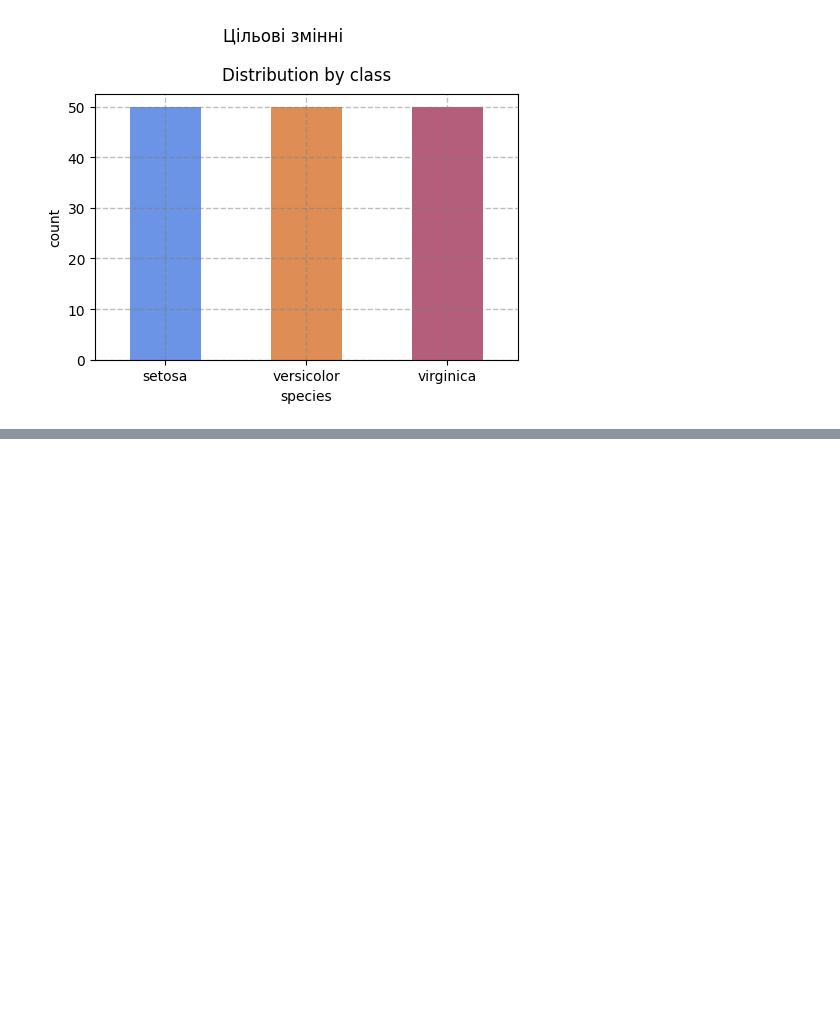
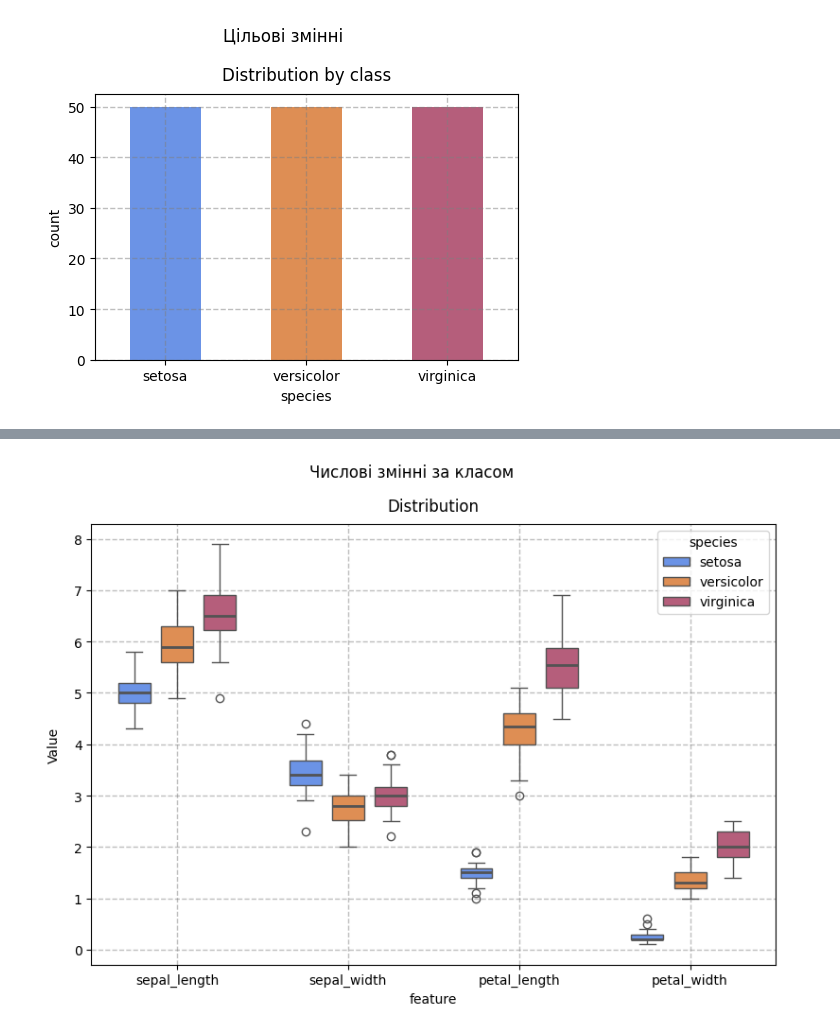
Before and after one commit to BogdanPinchuk/DataScience-PBY_HW9, a Jupyter notebook: Bohdan_Pinchuk_DS_HW9.ipynb, the cells around one changed output, grey strips where cells are left out. Saved outputs shown, nothing was run; the diff lists cells and outputs as text; code cells hidden in the pictures; blank space fills up the shorter version.

Commit message:
[Homework9] - implemented group boxplot for the 8th part

```diff
--- a/Bohdan_Pinchuk_DS_HW9.ipynb
+++ b/Bohdan_Pinchuk_DS_HW9.ipynb
@@ -990,6 +992,16 @@ plt.show()
 # Input data
 # Примітка. Оскільки ми маємо 4 типи числових ознак, а нам потрібно це відобразити на графіках, то відповідно постає проблема їх відображення, через те, що необхідно використати 4-х вимірний простір, або реалізувати багато однотипних графіків.
 # Аналізуючи предметну область, бачимо, що ми маємо по 2 характеристики 2-х обʼєктів, які умовно можна обʼєднати. Найбільш відповідна характеристика, за якою можна обʼєднати деякі ознаки, — це умовна проща обʼєкта. Припустимо, що ми маємо не абсолютні/реальні значення, а відносні, тобто матимуть умовно ознакову "розмірність", що добре для порівняння.
+
+list_characteristics = data_num_type_df.columns.tolist()
+iris_melt_df = iris.melt(id_vars=target_value,
+                         value_vars=list_characteristics,
+                         var_name='feature',
+                         value_name='value')
+
+display(iris_melt_df)
+
+print(list_characteristics)
 
 # Solution
 display(Markdown(f"""
@@ -1015,0 +1058,26 @@ display(Markdown(f"""
+# %%
+# Graphic results - Box Plot
+
+import seaborn as sns
+import matplotlib.pyplot as plt
+
+# Input data
+
+# Solution
+_, ax = plt.subplots(figsize=(8, 6))
+
+sns.boxplot(iris_melt_df, ax=ax, x='feature', y='value', hue=target_value,
+            width=0.75, gap=0.25, medianprops={'linewidth': 2.0})
+# sns.boxplot(iris_melt_df, ax=ax, x=target_value, y='value', hue='feature',
+#             width=0.75, gap=0.25, medianprops={'linewidth': 2.0})
+
+ax.grid(axis='both', visible=True, which='major', ls='--', linewidth=1.0, color='tab:gray')
+ax.set_title("Distribution", pad=10, loc='center', color='black')
+ax.set_ylabel("Value", labelpad=10, loc='center', color='black')
+
+plt.suptitle("Числові змінні за класом")
+
+plt.tight_layout()
+plt.show()
+# %% [output]
+[figure, added]
```
Also changed, not shown: parts of 4 cells of this notebook.
